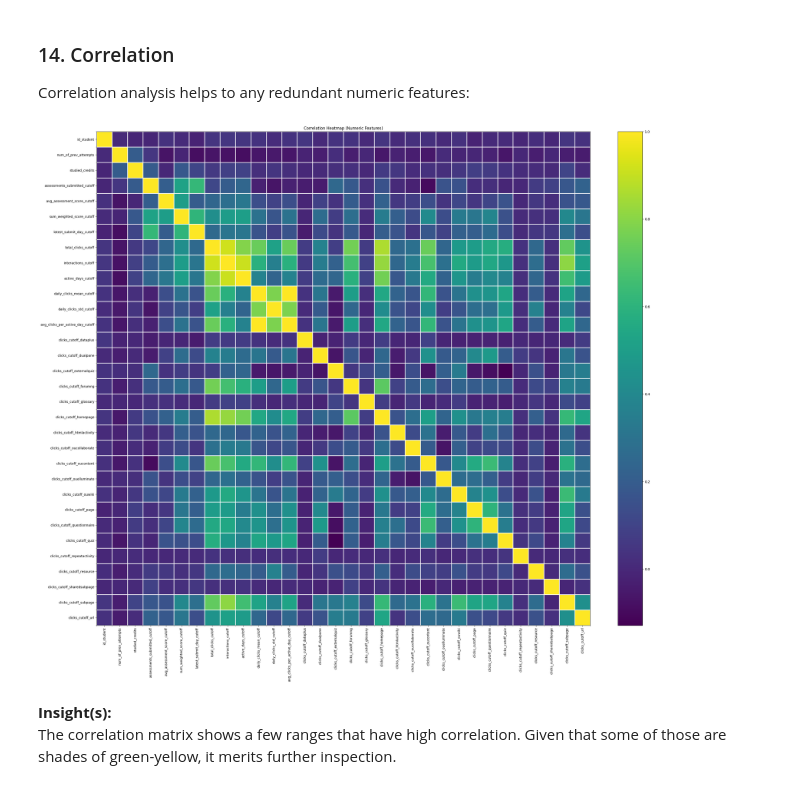
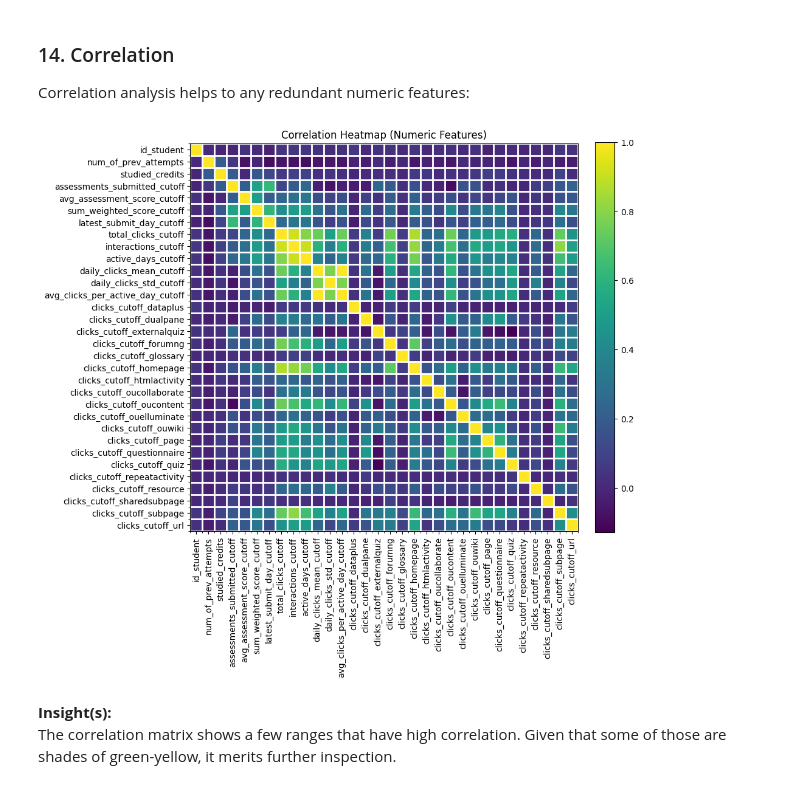
Before and after one commit to dataweby/ToU-Classification, a Jupyter notebook: notebooks/01_dataset_preprocessing.ipynb, the cells around one changed output. Drawn from its saved outputs; the diff is of its cells as text; code cells hidden in the pictures.

```diff
--- a/notebooks/01_dataset_preprocessing.ipynb
+++ b/notebooks/01_dataset_preprocessing.ipynb
@@ -74,9 +74,11 @@ OUT_DIR = Path("../outputs")       # output directory
 FIG_DIR = OUT_DIR / "figures"       # figure output directory
 TAB_DIR = OUT_DIR / "tables"        # table output directory
 DATA_DIR = OUT_DIR / "data"         # processed data output directory
+MODEL_DIR = OUT_DIR / "models"      # model output directory
+
 
 # Ensure output directories exist
-for d in [OUT_DIR, FIG_DIR, TAB_DIR, DATA_DIR]:
+for d in [OUT_DIR, FIG_DIR, TAB_DIR, DATA_DIR, MODEL_DIR]:
     d.mkdir(parents=True, exist_ok=True)
 
 # Set pandas display options
@@ -1045,33 +1047,33 @@ Correlation analysis helps to any redundant numeric features:
 # %%
 num_df = df.select_dtypes(include=[np.number]).copy()
 corr = num_df.corr(numeric_only=True)
 corr.to_csv(TAB_DIR / "numeric_correlation_matrix.csv")
 
-fig, ax = plt.subplots(figsize=(30, 24))
+fig, ax = plt.subplots(figsize=(10, 12))
 im = ax.imshow(corr.values)
 
 # Set ticks and labels
 ax.set_xticks(range(len(corr.columns)))
 ax.set_xticklabels(corr.columns, rotation=90)
 ax.set_yticks(range(len(corr.columns)))
 ax.set_yticklabels(corr.columns)
 
 # --- ADD LINES TO THE MATRIX ---
 # Create minor ticks between the major ticks to draw the grid lines
 ax.set_xticks(np.arange(-.5, len(corr.columns), 1), minor=True)
 ax.set_yticks(np.arange(-.5, len(corr.columns), 1), minor=True)
 
 # Grid parameters: color, linestyle, and linewidth
 ax.grid(which='minor', color='w', linestyle='-', linewidth=2)
 # -------------------------------
 
 fig.colorbar(im, ax=ax, fraction=0.046, pad=0.04)
 ax.set_title("Correlation Heatmap (Numeric Features)")
 plt.tight_layout()
-plt.savefig(FIG_DIR / "visual_13_correlation_heatmap.png", dpi=300)
+plt.savefig(FIG_DIR / "visual_13_correlation_heatmap.png", dpi=200)
 plt.show()
 # %% [output]
-[figure, old version]
+[figure, new version]
 # %% [markdown]
 **Insight(s):**<br>
 The correlation matrix shows a few ranges that have high correlation. Given that some of those are shades of green-yellow, it merits further inspection.
```
Also changed, not shown: parts of 11 cells of this notebook, 8 other files.
